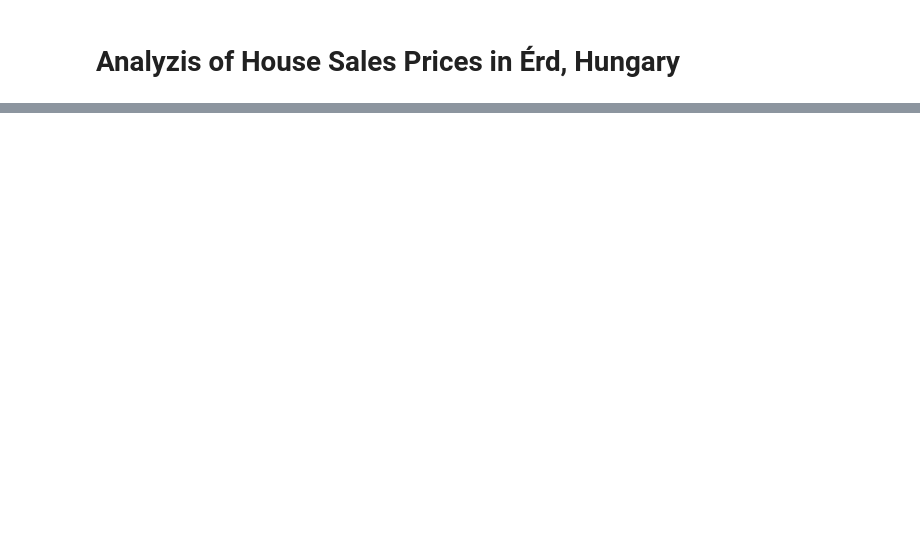
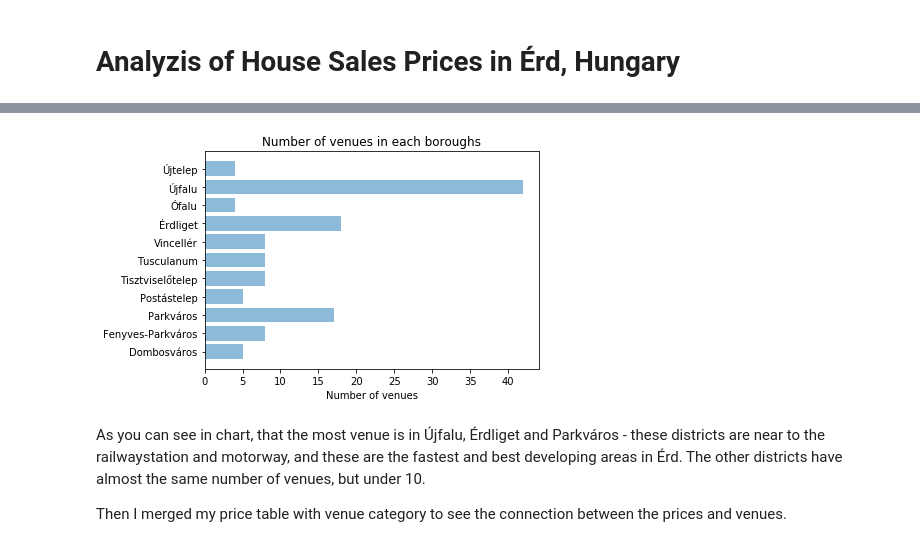
Before and after one commit to andrasneistvankiss/Coursera_Capstone, a Jupyter notebook: House Prices in Erd.ipynb, the cells around one changed output, grey strips where cells are left out. Drawn from its saved outputs; the diff is of its cells as text; code cells hidden in the pictures; blank space fills up the shorter version.

```diff
--- a/House Prices in Erd.ipynb
+++ b/House Prices in Erd.ipynb
@@ -24,0 +53,3 @@ I used the following applications and sources:
+# %%
+price = pd.read_csv('Averageprice.csv')
+price
@@ -24,0 +73,3 @@ I used the following applications and sources:
+# %%
+erd_price = pd.merge(price, coordinates, how='left', on='Borough')
+erd_price
@@ -24,0 +182,6 @@ I used the following applications and sources:
+# %%
+# Explore the neighborhood of Erd
+erd_venues = getNearbyVenues(names=erd_price['Borough'],
+                                   latitudes=erd_price['Latitude'],
+                                   longitudes=erd_price['Longitude']
+                                  )
@@ -24,0 +209,4 @@ I used the following applications and sources:
+# %%
+# how many venues are for each borough
+venue_count = erd_venues.groupby('Neighborhood').count().reset_index()
+venue_count
@@ -24,0 +226,17 @@ I used the following applications and sources:
+# %%
+# let's visualize the number of venues in each neighborhood
+boroughs = venue_count['Neighborhood']
+category = venue_count['Venue Category']
+
+plt.barh(boroughs, category, align='center', alpha=0.5)
+plt.yticks(boroughs)
+plt.xlabel('Number of venues')
+plt.title('Number of venues in each boroughs')
+
+plt.show()
+# %% [output]
+[figure, added]
+# %% [markdown]
+As you can see in chart, that the most venue is in Újfalu, Érdliget and Parkváros - these districts are near to the railwaystation and motorway, and these are the fastest and best developing areas in Érd. The other districts have almost the same number of venues, but under 10.
+
+Then I merged my price table with venue category to see the connection between the prices and venues.
```
Also changed, not shown: parts of 46 cells of this notebook.
